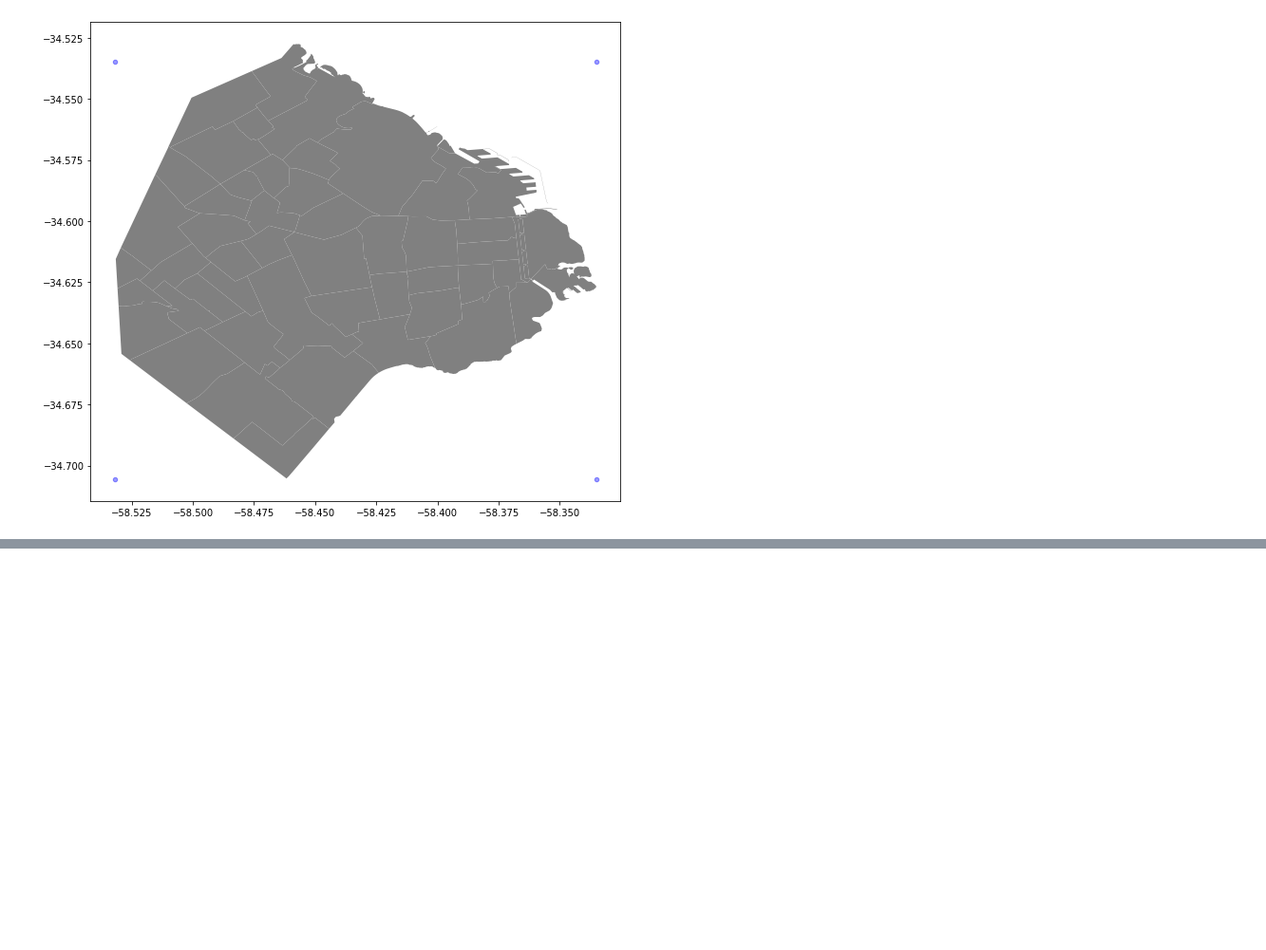
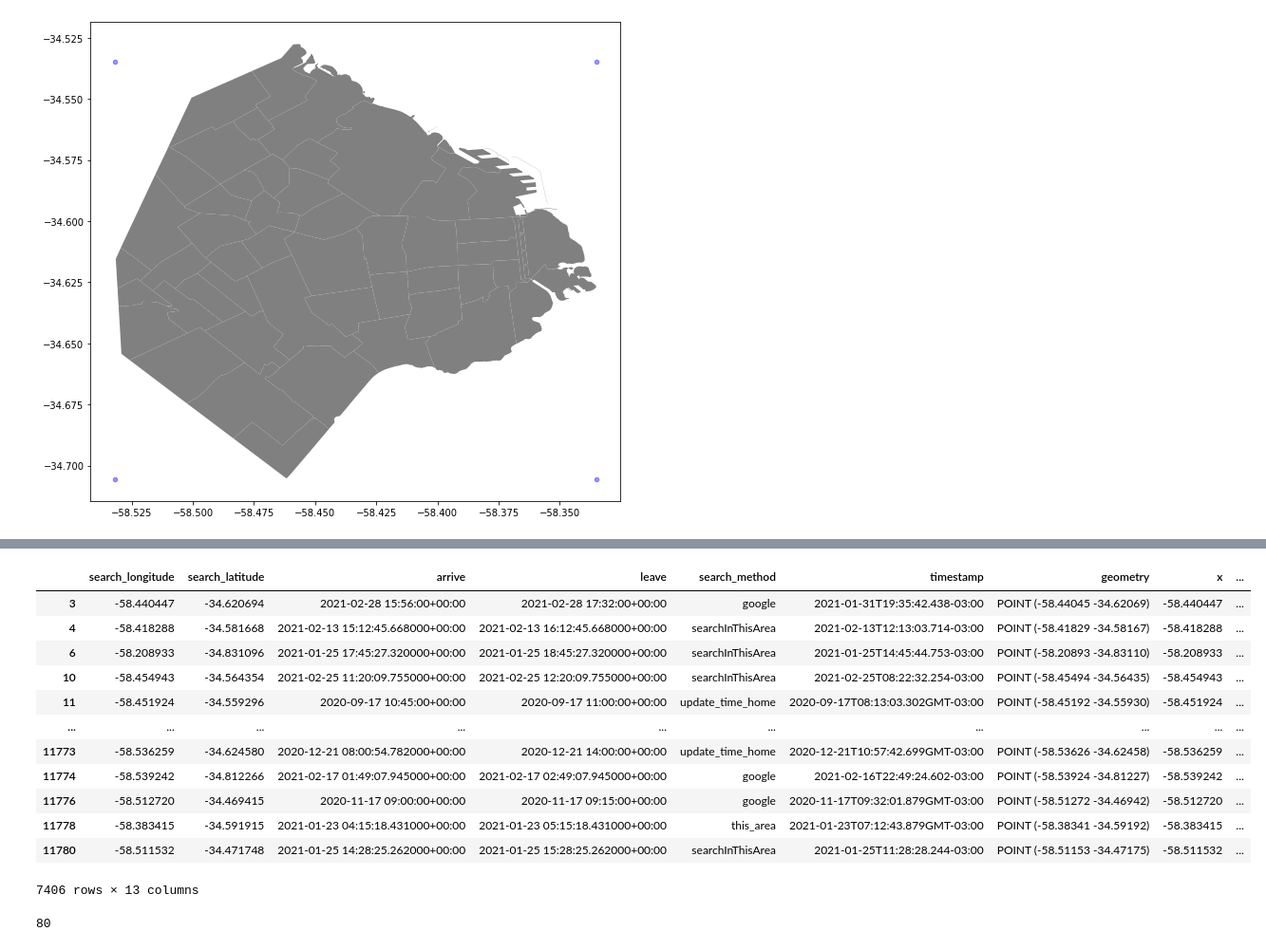
Before and after one commit to julietahocsman/goproject, a Jupyter notebook: notebooks/map.ipynb, the cells around one changed output, grey strips where cells are left out. Shown: that part at 95% size. Saved outputs shown, nothing was run; the diff lists cells and outputs as text; code cells hidden in the pictures; blank space fills up the shorter version.

```diff
--- a/notebooks/map.ipynb
+++ b/notebooks/map.ipynb
@@ -208,0 +437,16 @@ data_in_gdf(0.154728,0.113642)
+# %%
+grid_coordinates_data
+# %% [output]
+|  | search_longitude | search_latitude | arrive | leave | search_method | timestamp | geometry | x | ... |
+| 3 | -58.440447 | -34.620694 | 2021-02-28 15:56:00+00:00 | 2021-02-28 17:32:00+00:00 | google | 2021-01-31T19:35:42.438-03:00 | POINT (-58.44045 -34.62069) | -58.440447 | ... |
+| 4 | -58.418288 | -34.581668 | 2021-02-13 15:12:45.668000+00:00 | 2021-02-13 16:12:45.668000+00:00 | searchInThisArea | 2021-02-13T12:13:03.714-03:00 | POINT (-58.41829 -34.58167) | -58.418288 | ... |
+| 6 | -58.208933 | -34.831096 | 2021-01-25 17:45:27.320000+00:00 | 2021-01-25 18:45:27.320000+00:00 | searchInThisArea | 2021-01-25T14:45:44.753-03:00 | POINT (-58.20893 -34.83110) | -58.208933 | ... |
+| 10 | -58.454943 | -34.564354 | 2021-02-25 11:20:09.755000+00:00 | 2021-02-25 12:20:09.755000+00:00 | searchInThisArea | 2021-02-25T08:22:32.254-03:00 | POINT (-58.45494 -34.56435) | -58.454943 | ... |
+| 11 | -58.451924 | -34.559296 | 2020-09-17 10:45:00+00:00 | 2020-09-17 11:00:00+00:00 | update_time_home | 2020-09-17T08:13:03.302GMT-03:00 | POINT (-58.45192 -34.55930) | -58.451924 | ... |
+| ... | ... | ... | ... | ... | ... | ... | ... | ... | ... |
+| 11773 | -58.536259 | -34.624580 | 2020-12-21 08:00:54.782000+00:00 | 2020-12-21 14:00:00+00:00 | update_time_home | 2020-12-21T10:57:42.699GMT-03:00 | POINT (-58.53626 -34.62458) | -58.536259 | ... |
+| 11774 | -58.539242 | -34.812266 | 2021-02-17 01:49:07.945000+00:00 | 2021-02-17 02:49:07.945000+00:00 | google | 2021-02-16T22:49:24.602-03:00 | POINT (-58.53924 -34.81227) | -58.539242 | ... |
+| 11776 | -58.512720 | -34.469415 | 2020-11-17 09:00:00+00:00 | 2020-11-17 09:15:00+00:00 | google | 2020-11-17T09:32:01.879GMT-03:00 | POINT (-58.51272 -34.46942) | -58.512720 | ... |
+| 11778 | -58.383415 | -34.591915 | 2021-01-23 04:15:18.431000+00:00 | 2021-01-23 05:15:18.431000+00:00 | this_area | 2021-01-23T07:12:43.879GMT-03:00 | POINT (-58.38341 -34.59192) | -58.383415 | ... |
+| 11780 | -58.511532 | -34.471748 | 2021-01-25 14:28:25.262000+00:00 | 2021-01-25 15:28:25.262000+00:00 | searchInThisArea | 2021-01-25T11:28:28.244-03:00 | POINT (-58.51153 -34.47175) | -58.511532 | ... |
+7406 rows × 13 columns
@@ -208,0 +455,4 @@ data_in_gdf(0.154728,0.113642)
+# %%
+grid_coordinates_gdf.new_x.nunique()
+# %% [output]
+80
```
Also changed, not shown: parts of 34 cells of this notebook, 3 other files.
